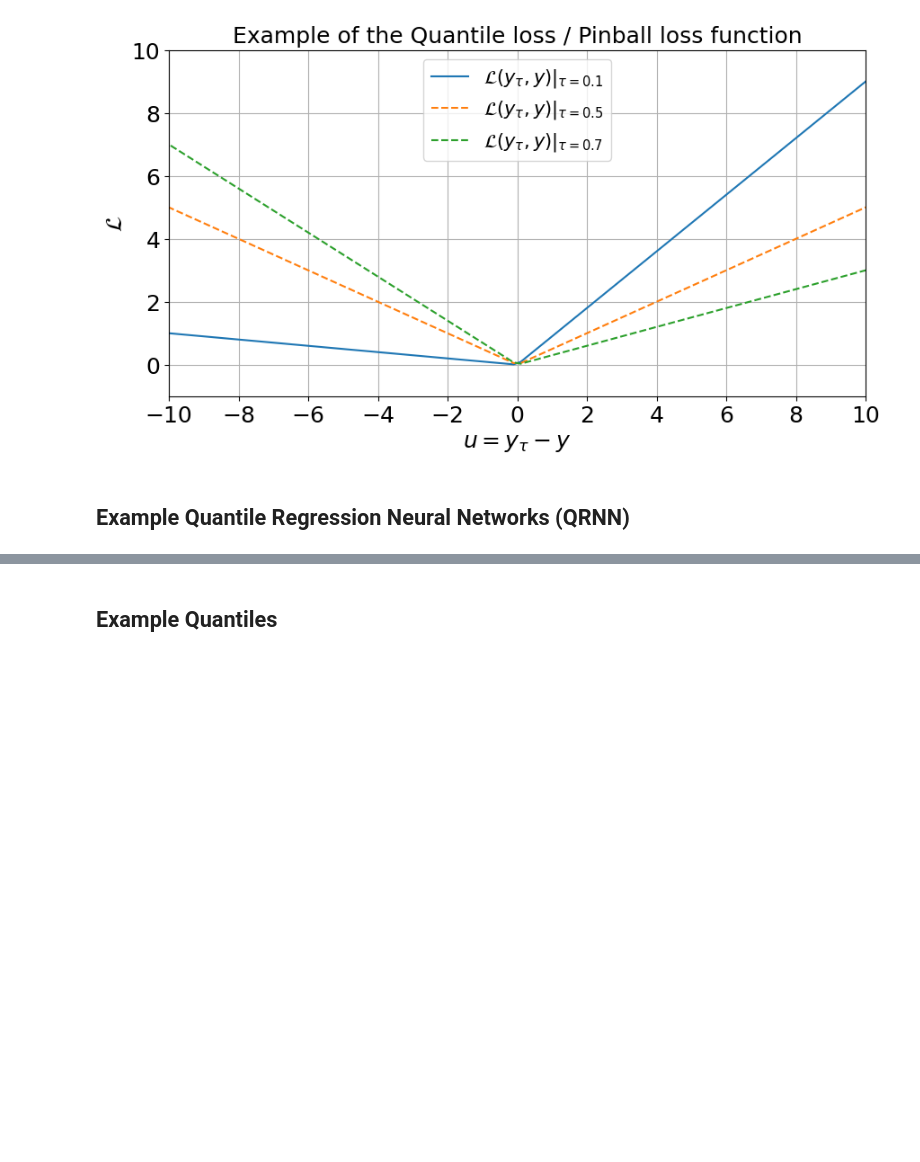
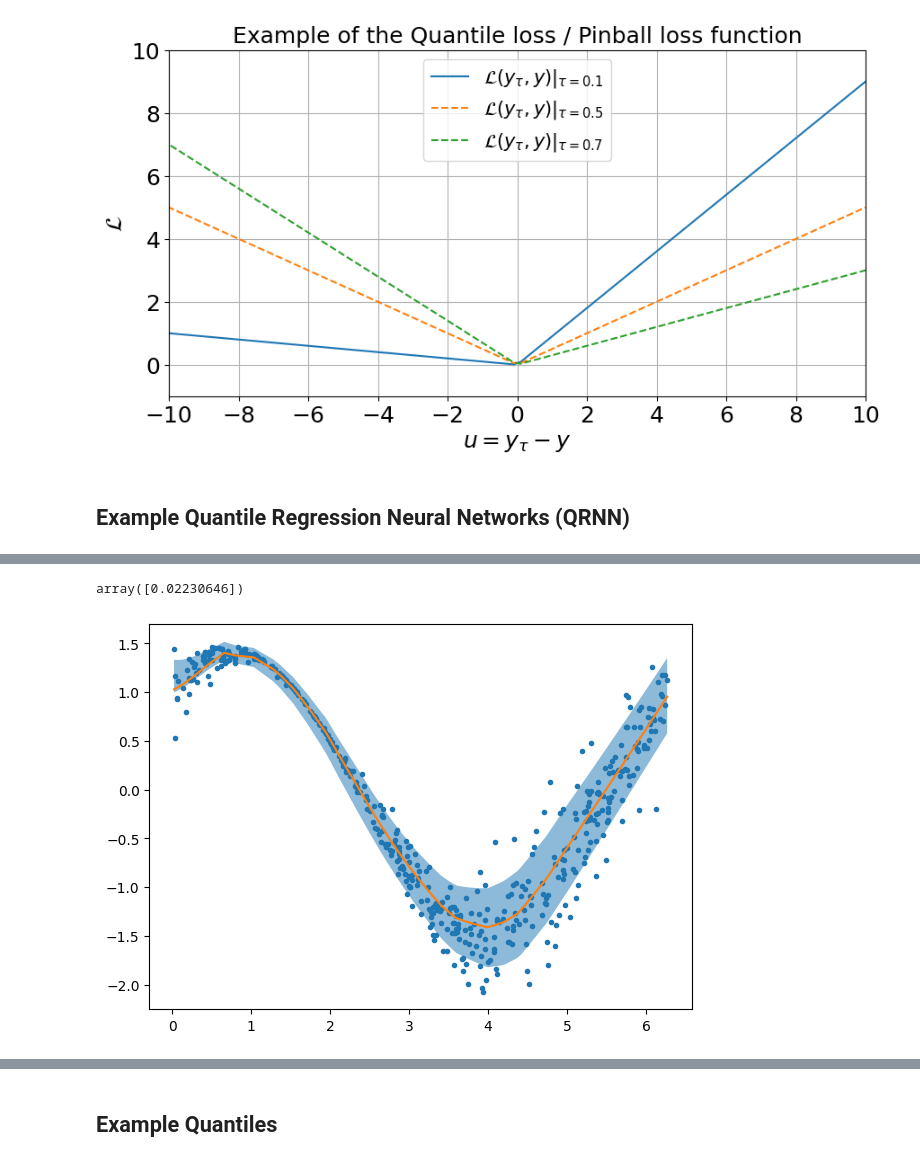
Before and after one commit to chiara-aisweden/cloud_rm, a Jupyter notebook: Cloud_rm/qrnn_example.ipynb, the cells around one changed output, grey strips where cells are left out. Cells and saved outputs as stored; diff of their text form; code cells hidden in the pictures; blank space fills up the shorter version.

```diff
--- a/Cloud_rm/qrnn_example.ipynb
+++ b/Cloud_rm/qrnn_example.ipynb
@@ -237,3 +258,21 @@ plt.show()
+# %%
+X_test_sort[0,:]
+# %% [output]
+array([0.02230646])
+# %%
+sort_indices=np.argsort(X_test[:,0])
+X_test_sort=X_test[sort_indices]
+y_test_sort=y_test[sort_indices]
+preds = model.predict(X_test_sort)
+
+index_median=6
+
+plt.plot(X_test_sort,y_test_sort,'.')
+plt.plot(X_test_sort,preds[:,index_median],'tab:orange')
+plt.fill_between(X_test_sort[:,0], preds[:,2], preds[:,10], alpha=0.5)
+plt.show()
+# %% [output]
+[figure, added]
 # %%
 QuantileNetwork.quant_rate(y_test_sort,preds)
 # %% [output]
```
Also changed, not shown: parts of 11 cells of this notebook, 5 other files.
